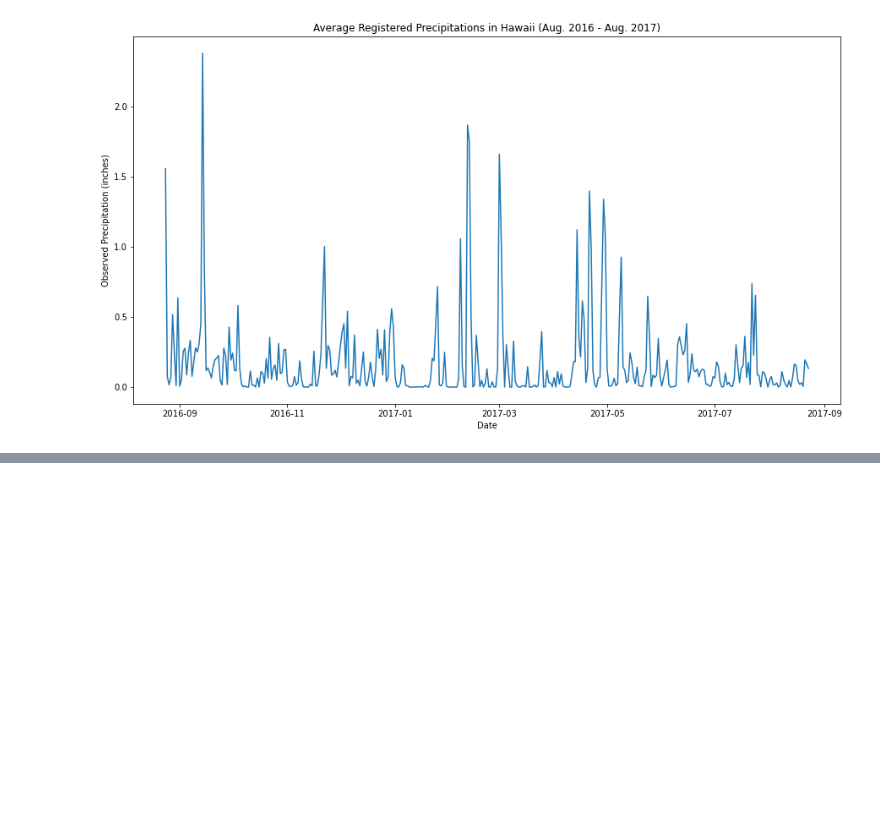
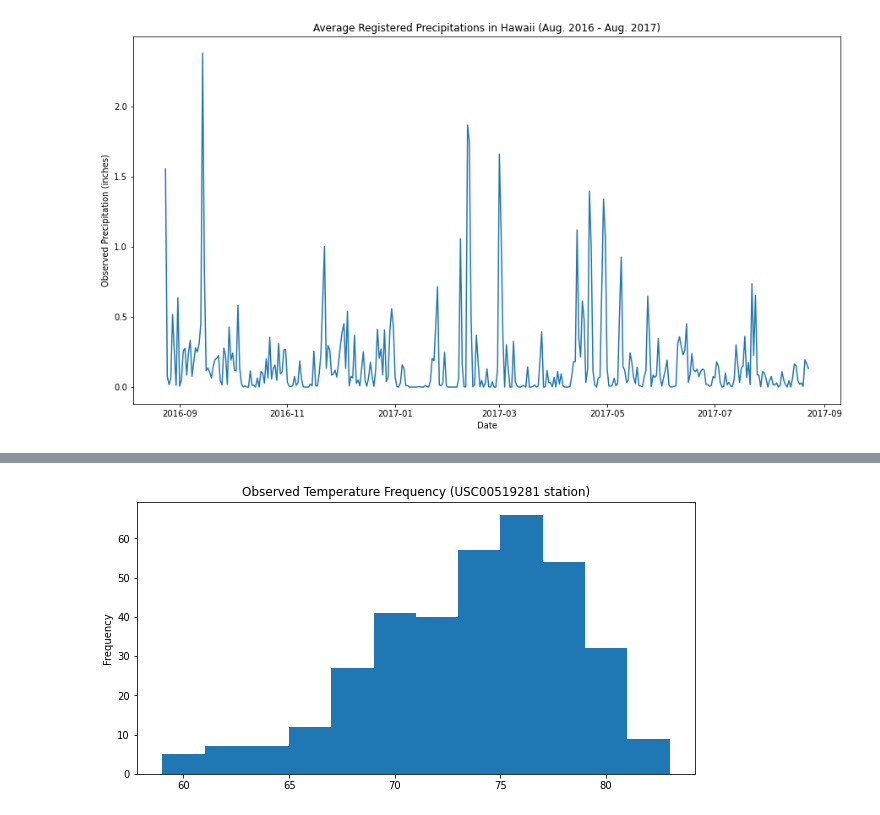
Before and after one commit to martinsingla/sqlalchemy-challenge, a Jupyter notebook: Untitled.ipynb, the cells around one changed output, grey strips where cells are left out. Cells and saved outputs as stored; diff of their text form; code cells hidden in the pictures; blank space fills up the shorter version.

```diff
--- a/Untitled.ipynb
+++ b/Untitled.ipynb
@@ -118,0 +133,6 @@ session.close()
+# %%
+#observations by station
+for i in session.query(Measurement.station, func.count(Measurement.id)).\
+    group_by(Measurement.station).\
+    order_by(func.count(Measurement.id).desc()):
+        print(i)
@@ -118,0 +156,6 @@ session.close()
+# %%
+#Avg, min and max temperatures in most active station
+print(['station', 'min', 'max', 'avg'])
+for i in session.query(Measurement.station, func.min(Measurement.tobs), func.max(Measurement.tobs), func.avg(Measurement.tobs)).\
+    group_by(Measurement.station).all():
+        print(i)
@@ -118,0 +173,16 @@ session.close()
+# %%
+#station with more activity, historic temperature metrics (last 12 months)
+date= []; temp = []
+for i in session.query(Measurement.date, Measurement.tobs).filter(Measurement.station == 'USC00519281').all():
+    date.append(i[0])
+    temp.append(i[1])
+temp_df = pd.DataFrame({'date': pd.to_datetime(date), 'temp': temp}).\
+    sort_values(by = 'date').\
+    set_index('date')
+temp_df.index.max() #2017-08-18
+temp_df = temp_df.loc[temp_df.index > '2016-08-17',:]
+temp_df['temp'].plot(kind= 'hist', bins=12, title= 'Observed Temperature Frequency (USC00519281 station)',
+                    xlabel= 'Temperature', figsize= (10,5))
+plt.show()
+# %% [output]
+[figure, added]
```
Also changed, not shown: parts of 11 cells of this notebook.
